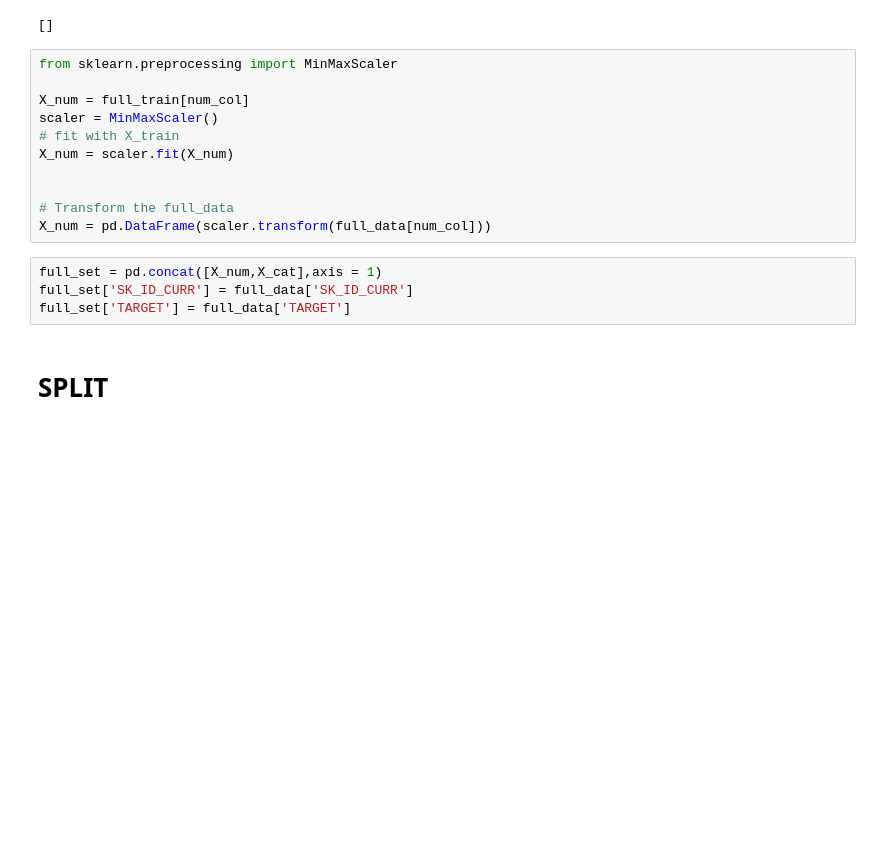
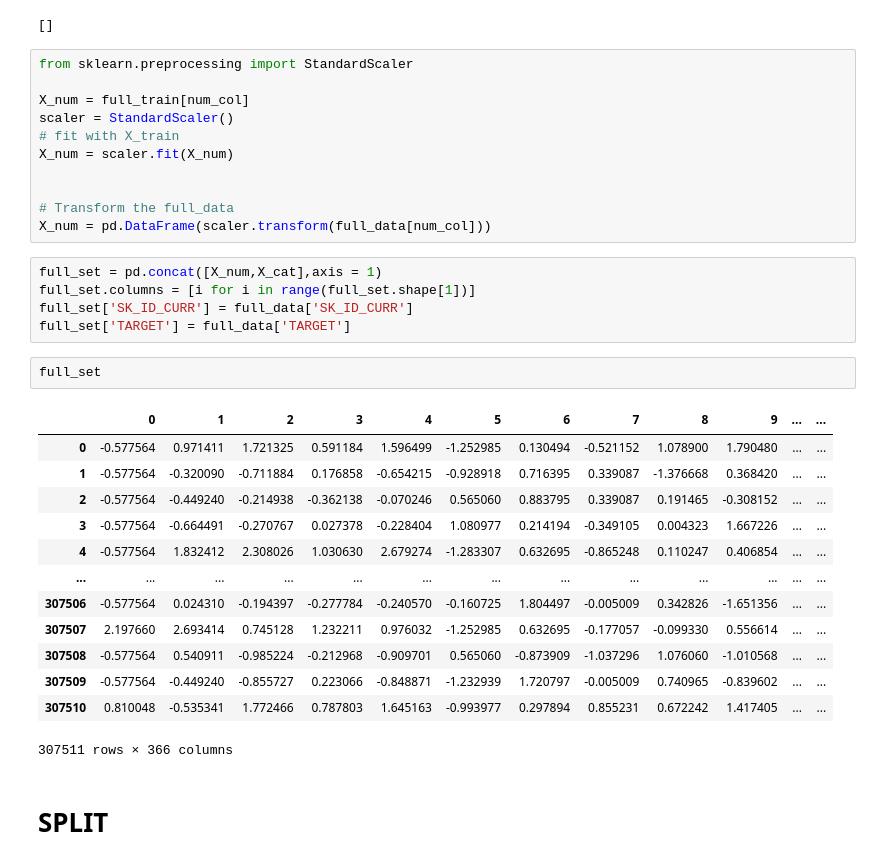
Before and after one commit to dunp7/Home-Default-Credit-Risk, a Jupyter notebook: Features Engineer and Selection/all_table.ipynb, the cells around one changed output. Drawn from its saved outputs; the diff is of its cells as text; blank space fills up the shorter version.

```diff
--- a/Features Engineer and Selection/all_table.ipynb
+++ b/Features Engineer and Selection/all_table.ipynb
@@ -182,10 +182,10 @@ find_col(full_data[num_col])
 # %% [output]
 []
 # %%
-from sklearn.preprocessing import MinMaxScaler
+from sklearn.preprocessing import StandardScaler
 
 X_num = full_train[num_col]
-scaler = MinMaxScaler()
+scaler = StandardScaler()
 # fit with X_train
 X_num = scaler.fit(X_num)
 
@@ -194,8 +194,25 @@ X_num = scaler.fit(X_num)
 X_num = pd.DataFrame(scaler.transform(full_data[num_col]))
 # %%
 full_set = pd.concat([X_num,X_cat],axis = 1)
+full_set.columns = [i for i in range(full_set.shape[1])]
 full_set['SK_ID_CURR'] = full_data['SK_ID_CURR']
 full_set['TARGET'] = full_data['TARGET']
+# %%
+full_set
+# %% [output]
+|  | 0 | 1 | 2 | 3 | 4 | 5 | 6 | 7 | 8 | 9 | ... | ... |
+| 0 | -0.577564 | 0.971411 | 1.721325 | 0.591184 | 1.596499 | -1.252985 | 0.130494 | -0.521152 | 1.078900 | 1.790480 | ... | ... |
+| 1 | -0.577564 | -0.320090 | -0.711884 | 0.176858 | -0.654215 | -0.928918 | 0.716395 | 0.339087 | -1.376668 | 0.368420 | ... | ... |
+| 2 | -0.577564 | -0.449240 | -0.214938 | -0.362138 | -0.070246 | 0.565060 | 0.883795 | 0.339087 | 0.191465 | -0.308152 | ... | ... |
+| 3 | -0.577564 | -0.664491 | -0.270767 | 0.027378 | -0.228404 | 1.080977 | 0.214194 | -0.349105 | 0.004323 | 1.667226 | ... | ... |
+| 4 | -0.577564 | 1.832412 | 2.308026 | 1.030630 | 2.679274 | -1.283307 | 0.632695 | -0.865248 | 0.110247 | 0.406854 | ... | ... |
+| ... | ... | ... | ... | ... | ... | ... | ... | ... | ... | ... | ... | ... |
+| 307506 | -0.577564 | 0.024310 | -0.194397 | -0.277784 | -0.240570 | -0.160725 | 1.804497 | -0.005009 | 0.342826 | -1.651356 | ... | ... |
+| 307507 | 2.197660 | 2.693414 | 0.745128 | 1.232211 | 0.976032 | -1.252985 | 0.632695 | -0.177057 | -0.099330 | 0.556614 | ... | ... |
+| 307508 | -0.577564 | 0.540911 | -0.985224 | -0.212968 | -0.909701 | 0.565060 | -0.873909 | -1.037296 | 1.076060 | -1.010568 | ... | ... |
+| 307509 | -0.577564 | -0.449240 | -0.855727 | 0.223066 | -0.848871 | -1.232939 | 1.720797 | -0.005009 | 0.740965 | -0.839602 | ... | ... |
+| 307510 | 0.810048 | -0.535341 | 1.772466 | 0.787803 | 1.645163 | -0.993977 | 0.297894 | 0.855231 | 0.672242 | 1.417405 | ... | ... |
+307511 rows × 366 columns
 # %% [markdown]
 # SPLIT
 # %%
```
Also changed, not shown: parts of 5 cells of this notebook.
